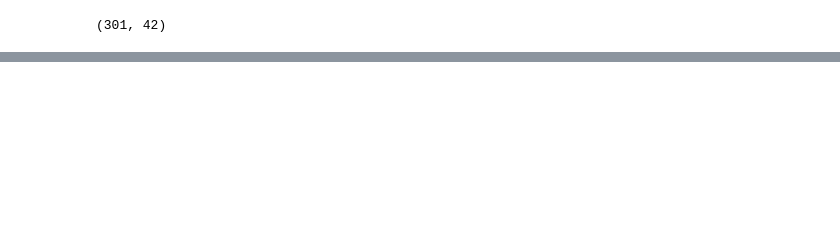
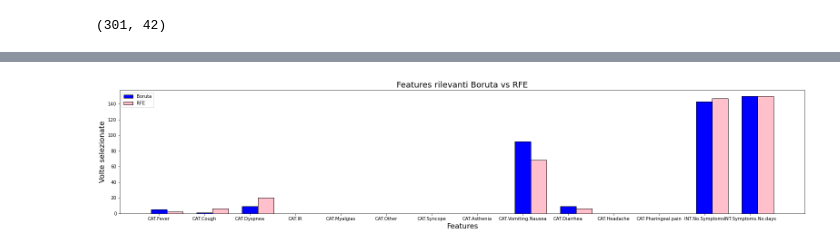
Before and after one commit to Farksrep/tirocinio, a Jupyter notebook: Boruta VS RFE con grafico.ipynb, the cells around one changed output, grey strips where cells are left out. Cells and saved outputs as stored; diff of their text form; code cells hidden in the pictures; blank space fills up the shorter version.

```diff
--- a/Boruta VS RFE con grafico.ipynb
+++ b/Boruta VS RFE con grafico.ipynb
@@ -288 +326,23 @@ NUM.Haematocrit          150 1.0
+# %%
+#definisco come variavile per l'asse x
+x=feat1
+legend=['Boruta','RFE']
+pos = np.arange(len(x))
+#imposto lo distanza tra le colonne
+bar_width = 0.35
+#come y scelgo i dati inerenti a feat1
+y1=primadivisioneboruta
+y2=primadivisionerfe
+plt.figure(figsize=(27,5))
+plt.bar(pos,y1,bar_width,color='blue',edgecolor='black')
+plt.bar(pos+bar_width,y2,bar_width,color='pink',edgecolor='black')
+plt.xticks(pos, x)
+#definisco le varie dimensioni per i caratteri delle figure
+plt.xlabel('Features', fontsize=16)
+plt.ylabel('Volte selezionate', fontsize=16)
+plt.title('Features rilevanti Boruta vs RFE',fontsize=18)
+plt.legend(legend,loc=2)
+plt.show()
+# %% [output]
+[figure, added]
 # %%
```
Also changed, not shown: parts of 15 cells of this notebook.
